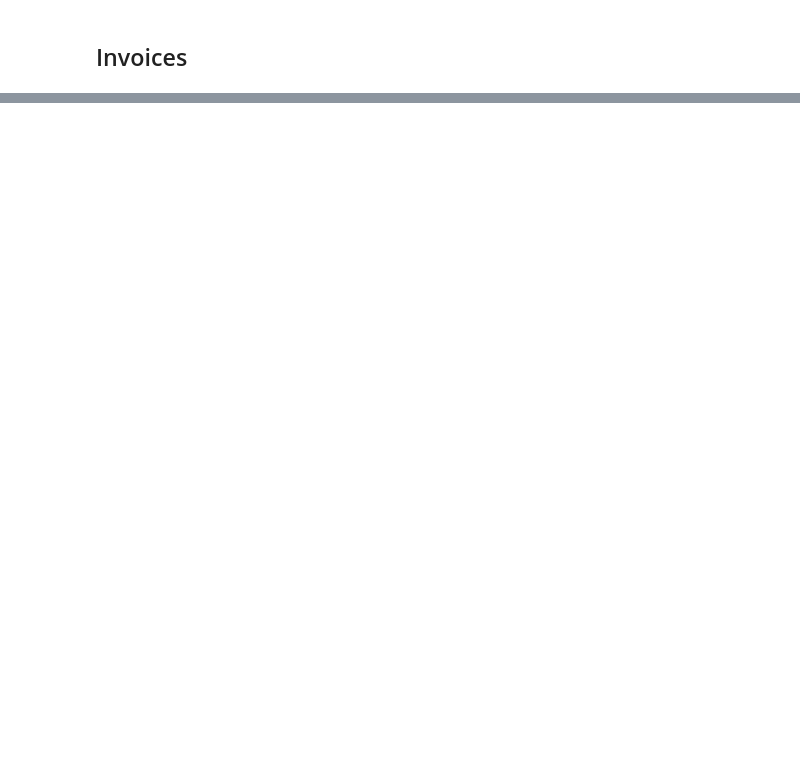
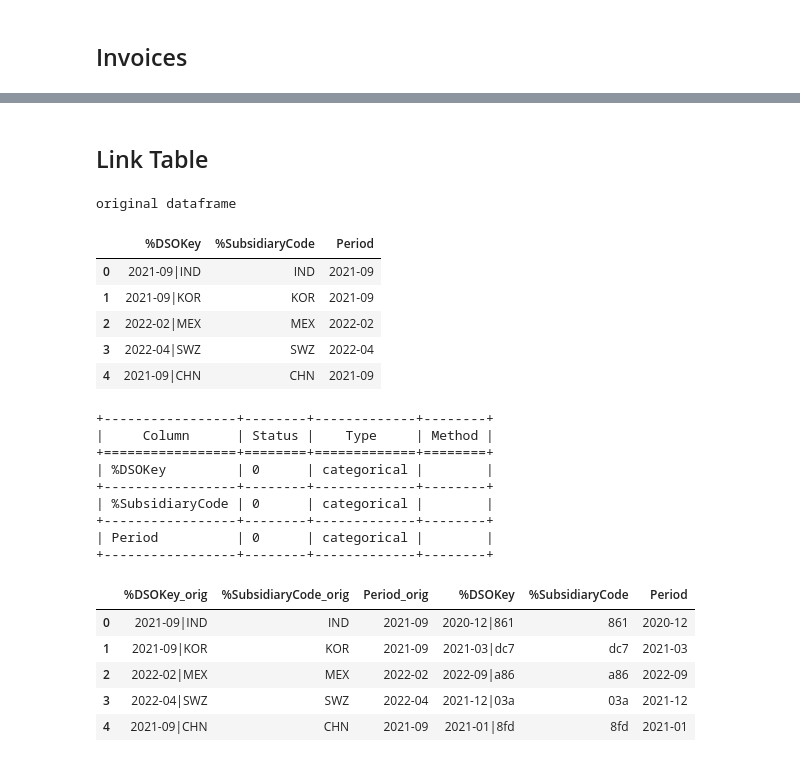
Before and after one commit to jmbenedetto/qlik_anonymization, a Jupyter notebook: Anonymize AR demo.ipynb, the cells around one changed output, grey strips where cells are left out. Cells and saved outputs as stored; diff of their text form; code cells hidden in the pictures; blank space fills up the shorter version.

```diff
--- a/Anonymize AR demo.ipynb
+++ b/Anonymize AR demo.ipynb
@@ -417,0 +547,57 @@ since Python 3.9 and will be removed in a subsequent version.
+# %% [markdown]
+## Link Table
+# %%
+# read data from GCS
+df_link=pd.read_csv(source_path+dict_files['Link Table']+'.csv')
+print('original dataframe')
+display(df_link.head())
+
+# read mapping tables from GCS
+with fs.open(destination_path+'map_dso_key.pickle', 'rb') as handle:
+    map_dso_key = pickle.load(handle)
+
+with fs.open(destination_path+'map_subsidiary_code.pickle', 'rb') as handle:
+    map_subsidiary_code = pickle.load(handle)
+
+# anonymize dataframe
+anon_link=dfAnonymizer(df_link)
+anon_link.info()
+
+df_link_anon=anon_link.to_df()
+
+# replace values with mapped values
+df_link_anon['%DSOKey']=df_link_anon['%DSOKey'].map(map_dso_key)
+df_link_anon['%SubsidiaryCode']=df_link_anon['%SubsidiaryCode'].map(map_subsidiary_code)
+df_link_anon['Period']=df_link_anon['%DSOKey'].str.split('|',expand=True)[0]
+
+# merge anonymized df with original df
+df_link=df_link.join(df_link_anon,how='inner',lsuffix='_orig')
+display(df_link.head())
+
+# persist anonymized df to GCS
+df_link_anon.to_csv(destination_path+dict_files['Link Table']+'.csv',index=False)
+
+df_link=df_link_anon=anon_link=map_dso_key=map_subsidiary_code=None
+# %% [output]
+original dataframe
+|  | %DSOKey | %SubsidiaryCode | Period |
+| 0 | 2021-09|IND | IND | 2021-09 |
+| 1 | 2021-09|KOR | KOR | 2021-09 |
+| 2 | 2022-02|MEX | MEX | 2022-02 |
+| 3 | 2022-04|SWZ | SWZ | 2022-04 |
+| 4 | 2021-09|CHN | CHN | 2021-09 |
++-----------------+--------+-------------+--------+
+|     Column      | Status |    Type     | Method |
++=================+========+=============+========+
+| %DSOKey         | 0      | categorical |        |
++-----------------+--------+-------------+--------+
+| %SubsidiaryCode | 0      | categorical |        |
++-----------------+--------+-------------+--------+
+| Period          | 0      | categorical |        |
++-----------------+--------+-------------+--------+
+|  | %DSOKey_orig | %SubsidiaryCode_orig | Period_orig | %DSOKey | %SubsidiaryCode | Period |
+| 0 | 2021-09|IND | IND | 2021-09 | 2020-12|861 | 861 | 2020-12 |
+| 1 | 2021-09|KOR | KOR | 2021-09 | 2021-03|dc7 | dc7 | 2021-03 |
+| 2 | 2022-02|MEX | MEX | 2022-02 | 2022-09|a86 | a86 | 2022-09 |
+| 3 | 2022-04|SWZ | SWZ | 2022-04 | 2021-12|03a | 03a | 2021-12 |
+| 4 | 2021-09|CHN | CHN | 2021-09 | 2021-01|8fd | 8fd | 2021-01 |
```
Also changed, not shown: parts of 20 cells of this notebook.
